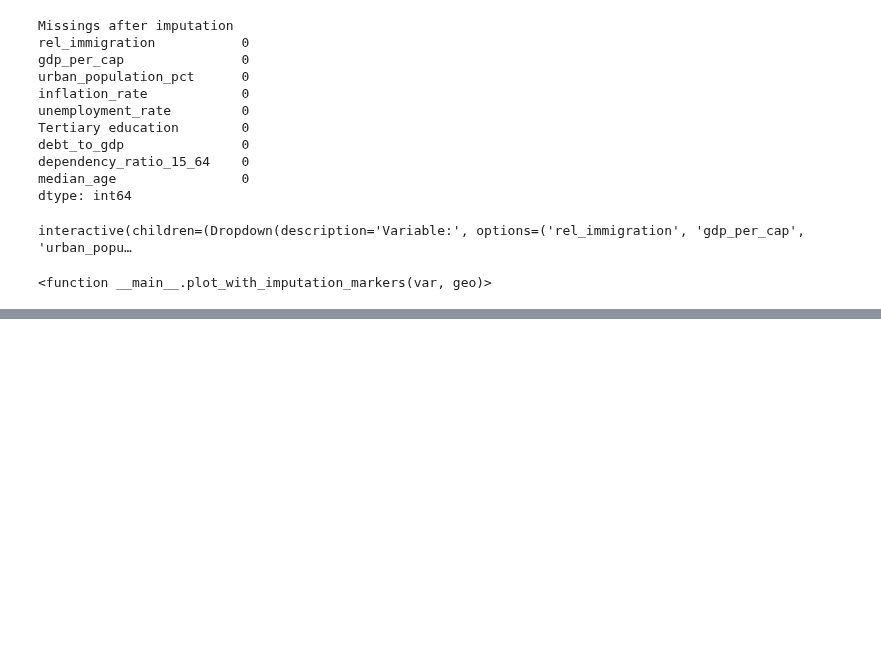
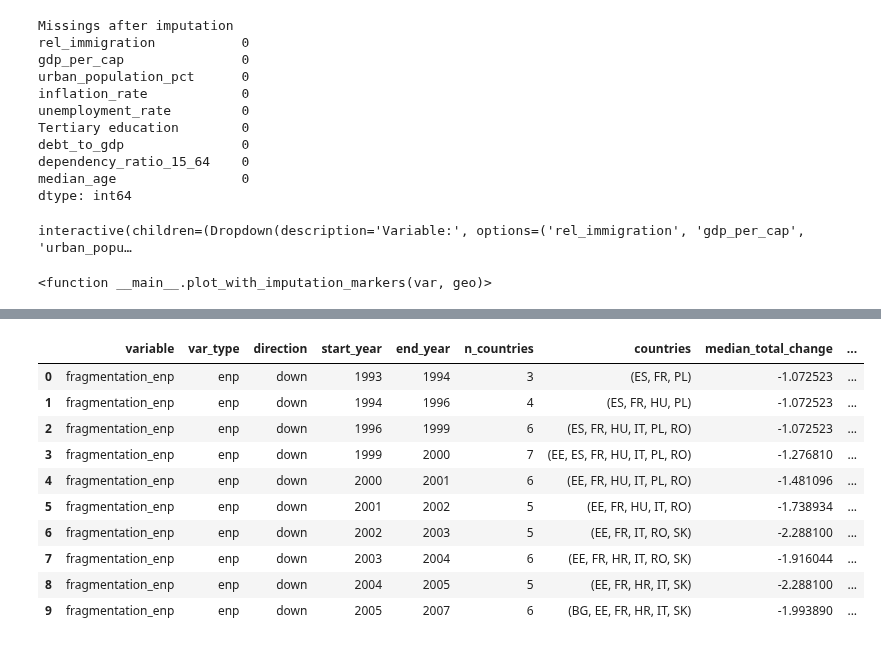
Before and after one commit to StefanSick/exdex_project, a Jupyter notebook: src/Group_20_notebook.ipynb, the cells around one changed output, grey strips where cells are left out. Saved outputs shown, nothing was run; the diff lists cells and outputs as text; code cells hidden in the pictures; blank space fills up the shorter version.

```diff
--- a/src/Group_20_notebook.ipynb
+++ b/src/Group_20_notebook.ipynb
@@ -1119,0 +1637,77 @@ interactive(children=(Dropdown(description='Variable:', options=('rel_immigratio
+# %%
+def find_group_overlaps(episodes: pd.DataFrame, min_countries: int = 2):
+    """
+    For each variable x direction: find all maximal time windows, where countries share the same trend.
+    """
+
+    # needed cols
+    episodes_df = episodes[["geo","variable","var_type","direction","start_year","end_year","total_change","mean_slope","peak_slope"]].copy()
+
+    rows = []
+    # per variable x direction
+    for (var, direction), group in episodes_df.groupby(["variable", "direction"]):
+
+        # build start / end boundary events
+        boundary_events = []
+        for r in group.itertuples(index=False):
+            boundary_events.append((r.start_year, +1, r.geo)) # +1 = active from this year
+            boundary_events.append((r.end_year, -1, r.geo)) # -1 = inactive from this year
+        boundary_events.sort(key=lambda x: (x[0], x[1])) # sort: 1. year, 2. inactive before active
+
+        active_countries = set()
+        last_year = None
+
+        # summarize current active set (window) over [last_year, year]
+        def add_overlap_window(a, b, active_set):
+
+            if b <= a or len(active_set) < min_countries:
+                return
+            active_group = group[group["geo"].isin(active_set)]
+
+            rows.append({
+                "variable": var,
+                "var_type": active_group["var_type"].iloc[0],
+                "direction": direction,
+                "start_year": int(a),
+                "end_year": int(b),
+                "n_countries": int(len(active_set)),
+                "countries": tuple(sorted(active_set)),
+                "median_total_change": float(active_group["total_change"].median()),
+                "mean_total_change": float(active_group["total_change"].mean()),
+                "median_mean_slope": float(active_group["mean_slope"].median()),
+                "max_abs_peak_slope": float(active_group["peak_slope"].abs().max()),
+            })
+
+        # iterate boundary events to find overlap windows
+        for year, event_flag, geo in boundary_events:
+
+            # save active set with no changes
+            if last_year is not None and year > last_year:
+                add_overlap_window(last_year, year, active_countries)
+
+            # update active set at current boundary
+            if event_flag == +1:
+                active_countries.add(geo)
+            else:
+                active_countries.discard(geo)
+
+            last_year = year
+
+    res = pd.DataFrame(rows)
+    return (res.sort_values(["variable","direction","start_year","n_countries"], ascending=[True,True,True,False]).reset_index(drop=True))
+
+groups = find_group_overlaps(episodes, min_countries=2)
+# groups.info()
+groups.head(10)
+# %% [output]
+|  | variable | var_type | direction | start_year | end_year | n_countries | countries | median_total_change | ... |
+| 0 | fragmentation_enp | enp | down | 1993 | 1994 | 3 | (ES, FR, PL) | -1.072523 | ... |
+| 1 | fragmentation_enp | enp | down | 1994 | 1996 | 4 | (ES, FR, HU, PL) | -1.072523 | ... |
+| 2 | fragmentation_enp | enp | down | 1996 | 1999 | 6 | (ES, FR, HU, IT, PL, RO) | -1.072523 | ... |
+| 3 | fragmentation_enp | enp | down | 1999 | 2000 | 7 | (EE, ES, FR, HU, IT, PL, RO) | -1.276810 | ... |
+| 4 | fragmentation_enp | enp | down | 2000 | 2001 | 6 | (EE, FR, HU, IT, PL, RO) | -1.481096 | ... |
+| 5 | fragmentation_enp | enp | down | 2001 | 2002 | 5 | (EE, FR, HU, IT, RO) | -1.738934 | ... |
+| 6 | fragmentation_enp | enp | down | 2002 | 2003 | 5 | (EE, FR, IT, RO, SK) | -2.288100 | ... |
+| 7 | fragmentation_enp | enp | down | 2003 | 2004 | 6 | (EE, FR, HR, IT, RO, SK) | -1.916044 | ... |
+| 8 | fragmentation_enp | enp | down | 2004 | 2005 | 5 | (EE, FR, HR, IT, SK) | -2.288100 | ... |
+| 9 | fragmentation_enp | enp | down | 2005 | 2007 | 6 | (BG, EE, FR, HR, IT, SK) | -1.993890 | ... |
```
Also changed, not shown: parts of 17 cells of this notebook, 1 other file.
